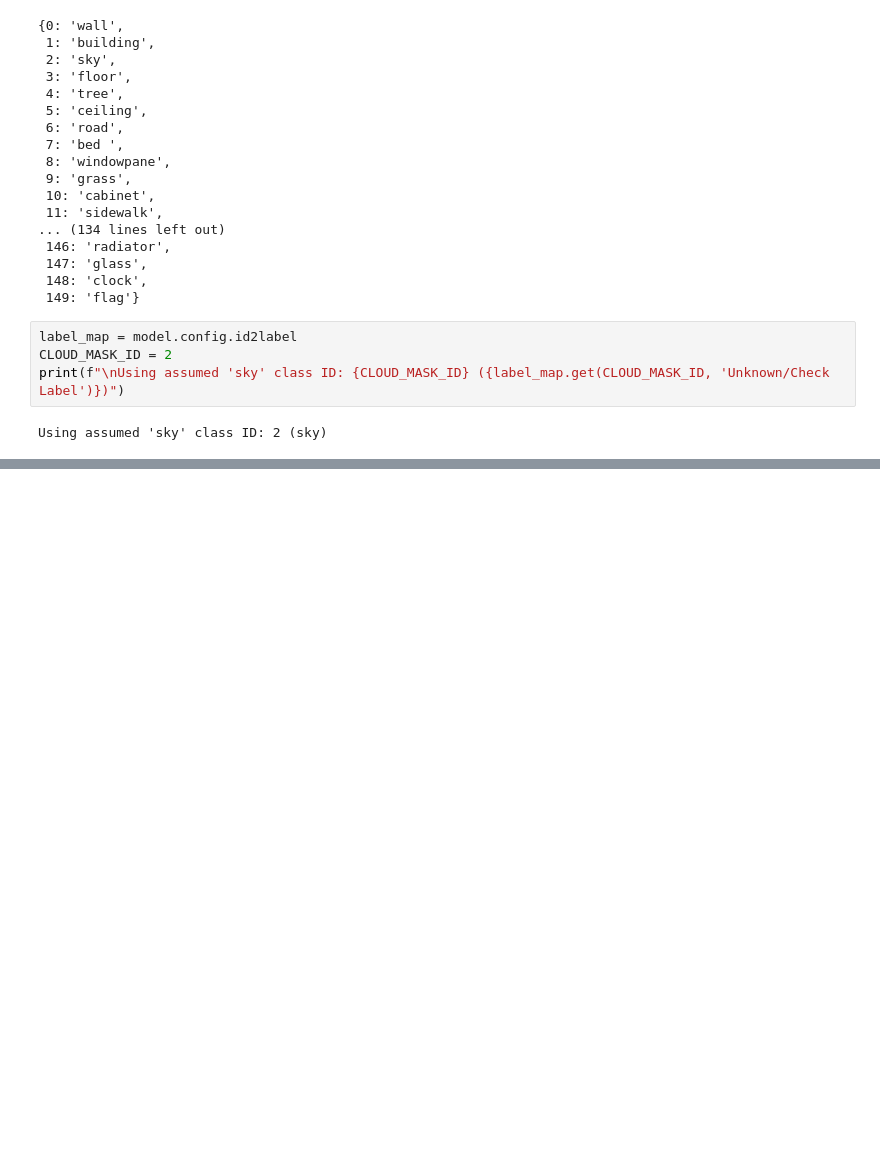
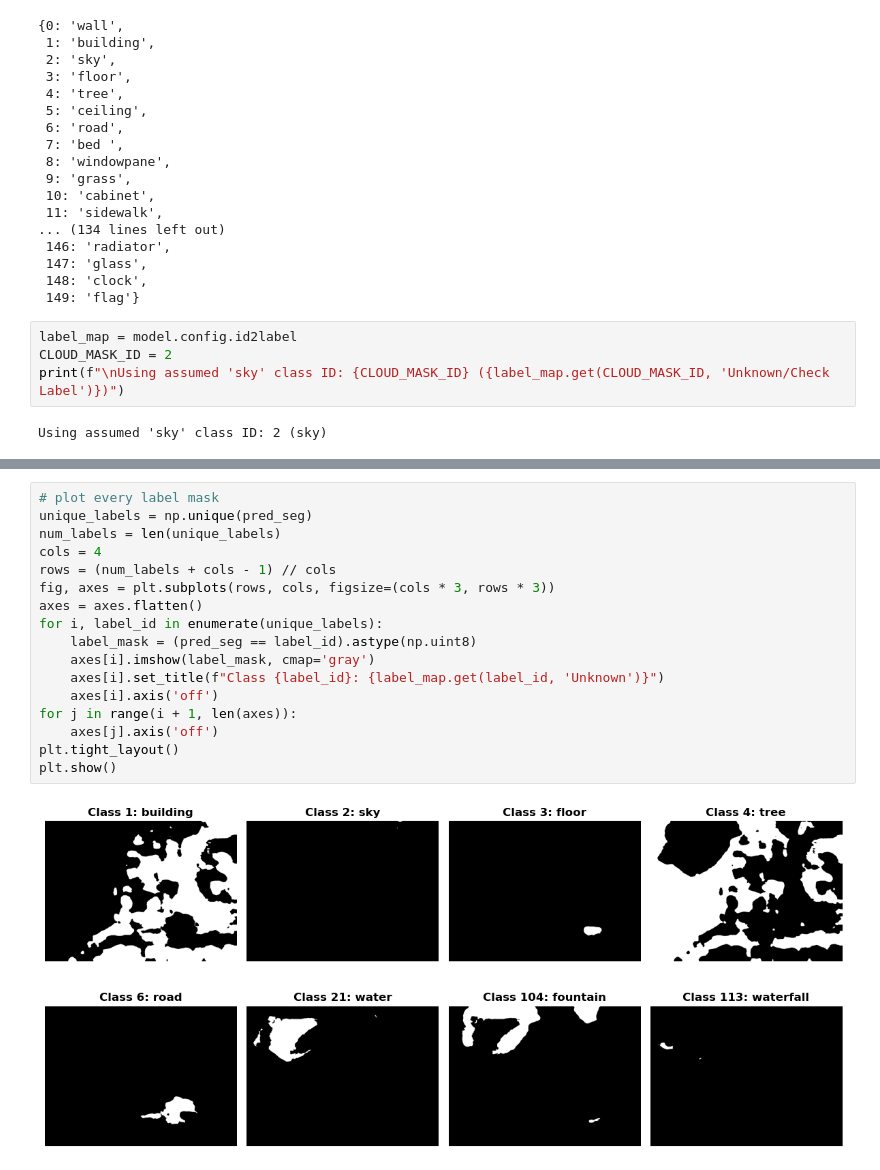
Before and after one commit to Plantius/UC-Final, a Jupyter notebook: ImprovedCresi/notebooks/cloudMaskMaker.ipynb, the cells around one changed output, grey strips where cells are left out. Drawn from its saved outputs; the diff is of its cells as text; blank space fills up the shorter version.

Commit message:
presentatie en cloud mask model

```diff
--- a/ImprovedCresi/notebooks/cloudMaskMaker.ipynb
+++ b/ImprovedCresi/notebooks/cloudMaskMaker.ipynb
@@ -87,0 +86,19 @@ plt.show()
+# %%
+# plot every label mask
+unique_labels = np.unique(pred_seg)
+num_labels = len(unique_labels)
+cols = 4
+rows = (num_labels + cols - 1) // cols
+fig, axes = plt.subplots(rows, cols, figsize=(cols * 3, rows * 3))
+axes = axes.flatten()
+for i, label_id in enumerate(unique_labels):
+    label_mask = (pred_seg == label_id).astype(np.uint8)
+    axes[i].imshow(label_mask, cmap='gray')
+    axes[i].set_title(f"Class {label_id}: {label_map.get(label_id, 'Unknown')}")
+    axes[i].axis('off')
+for j in range(i + 1, len(axes)):
+    axes[j].axis('off')
+plt.tight_layout()
+plt.show()
+# %% [output]
+[figure, added]
```
Also changed, not shown: parts of 5 cells of this notebook, 5 other files.
